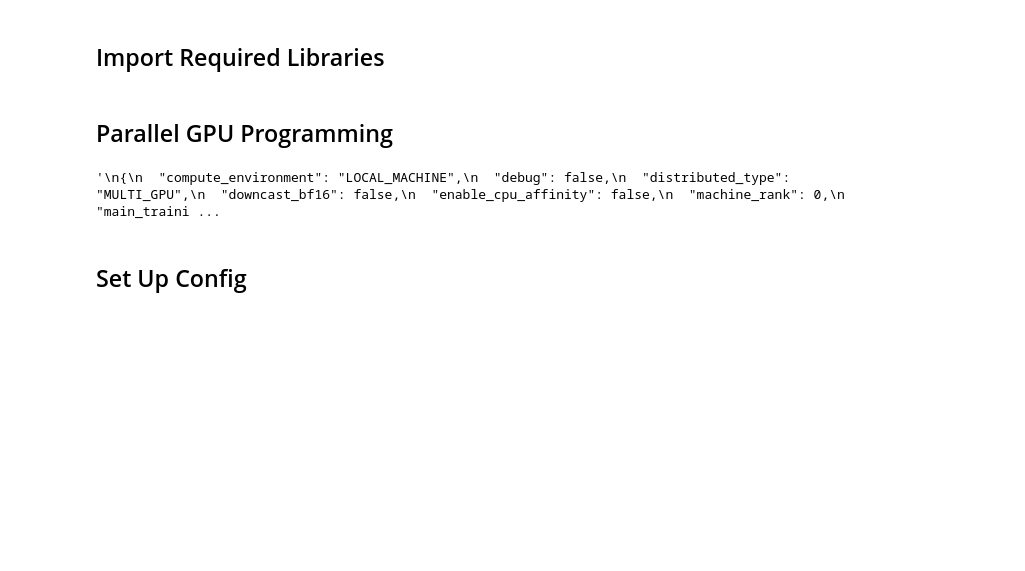
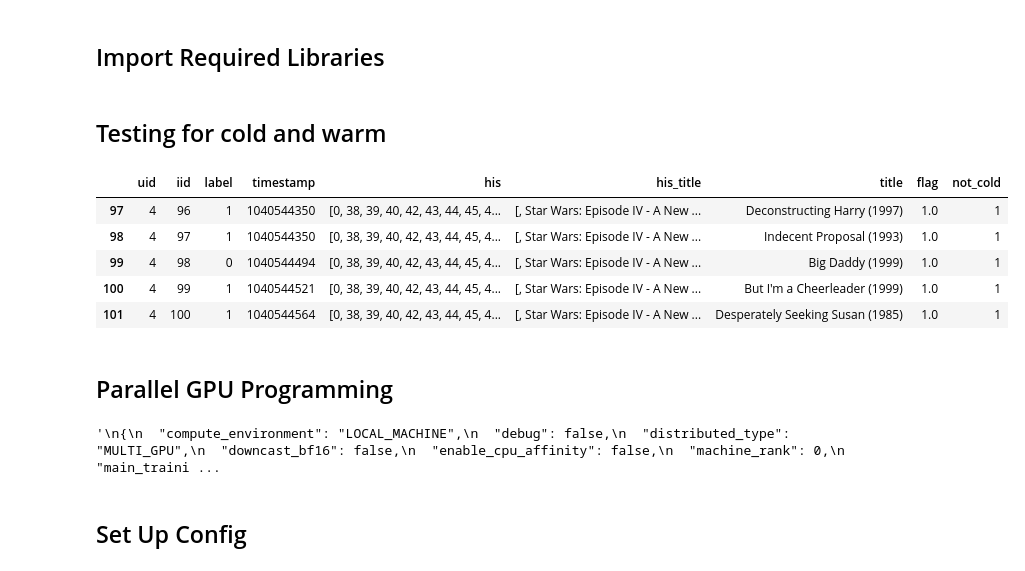
Before and after one commit to kechenkristin/RecLLM, a Jupyter notebook: llm-rec-model.ipynb, the cells around one changed output. Drawn from its saved outputs; the diff is of its cells as text; code cells hidden in the pictures; blank space fills up the shorter version.

Commit message:
Kaggle Notebook | llm_rec_model | Version 5

```diff
--- a/llm-rec-model.ipynb
+++ b/llm-rec-model.ipynb
@@ -106,6 +110,24 @@ import accelerate
 from accelerate import Accelerator
 from accelerate.utils import set_seed
 #======================================================================
+# %% [markdown]
+## Testing for cold and warm
+# %%
+# Define the file path
+file_path = "/kaggle/input/movie-lens/test_ood2.pkl"
+
+# Load the file
+data = pd.read_pickle(file_path)
+
+# Inspect the data
+data.head()
+# %% [output]
+|  | uid | iid | label | timestamp | his | his_title | title | flag | not_cold |
+| 97 | 4 | 96 | 1 | 1040544350 | [0, 38, 39, 40, 42, 43, 44, 45, 4... | [, Star Wars: Episode IV - A New ... | Deconstructing Harry (1997) | 1.0 | 1 |
+| 98 | 4 | 97 | 1 | 1040544350 | [0, 38, 39, 40, 42, 43, 44, 45, 4... | [, Star Wars: Episode IV - A New ... | Indecent Proposal (1993) | 1.0 | 1 |
+| 99 | 4 | 98 | 0 | 1040544494 | [0, 38, 39, 40, 42, 43, 44, 45, 4... | [, Star Wars: Episode IV - A New ... | Big Daddy (1999) | 1.0 | 1 |
+| 100 | 4 | 99 | 1 | 1040544521 | [0, 38, 39, 40, 42, 43, 44, 45, 4... | [, Star Wars: Episode IV - A New ... | But I'm a Cheerleader (1999) | 1.0 | 1 |
+| 101 | 4 | 100 | 1 | 1040544564 | [0, 38, 39, 40, 42, 43, 44, 45, 4... | [, Star Wars: Episode IV - A New ... | Desperately Seeking Susan (1985) | 1.0 | 1 |
 # %% [markdown]
 ## Parallel GPU Programming
 # %%
```
Also changed, not shown: parts of 13 cells of this notebook.
